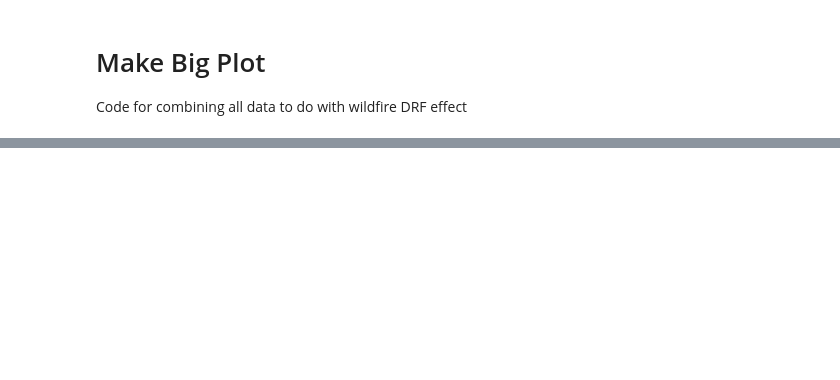
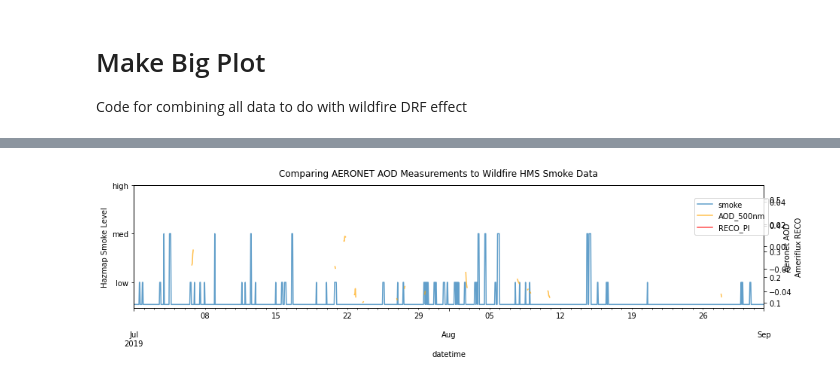
Before and after one commit to AndrewLoeppky/wildfire_drf, a Jupyter notebook: make_big_plot.ipynb, the cells around one changed output, grey strips where cells are left out. Saved outputs shown, nothing was run; the diff lists cells and outputs as text; code cells hidden in the pictures; blank space fills up the shorter version.

```diff
--- a/make_big_plot.ipynb
+++ b/make_big_plot.ipynb
@@ -14,7 +16,5 @@ pd.options.display.max_rows = 10000
 # user inputs
 
 # enter study start and end dates, formatted "dd/mm/yyyy"
-interval_start = "01/07/2015"
-interval_end = "01/09/2015"
-
-help(pd.to_datetime)
+interval_start = "01/07/2019"
+interval_end = "01/09/2019"
@@ -52,6 +29,13 @@ ValueError: If using all scalar values, you must pass an index
 # get the datasets
 path_to_data = "C:/Users/Owner/Wildfire_Smoke_Mckendry/data/out_data/"
 
+# csv format makes datetimes into strings. convert them back
+# to pandas Timestamp objects
 aeronet = pd.read_csv(path_to_data + "aeronet_aod.csv")
+aeronet["datetime"] = pd.to_datetime(aeronet["datetime"])
+
 hazmap = pd.read_csv(path_to_data + "hazmap_wask.csv")
+hazmap["datetime"] = pd.to_datetime(hazmap["datetime"])
+
 fluxes = pd.read_csv(path_to_data + "OBS_ameriflux.csv")
+fluxes["datetime"] = pd.to_datetime(fluxes["datetime"])
@@ -86,16 +93,20 @@ plt.figlegend(loc=(0.84,0.64));
 # %%
 fig, ax1 = plt.subplots(figsize=(15,3))
 
 # hazmap
-full_dataset.plot.area("datetime", "smoke", alpha=0.7, sharex=True, legend=False)
+full_dataset.plot("datetime", "smoke", ax=ax1, alpha=0.7, legend=False)
 plt.yticks(ticks=[5,16,27], labels=["low", "med", "high"])
 ax1.set_ylabel("Hazmap Smoke Level")
 
-full_dataset.plot.area("datetime", "AOD_500nm", color="orange", alpha=0.7, sharex=True, legend=False)
-ax1.set_ylabel("Aeronet AOD")
+ax2 = ax1.twinx()
+full_dataset.plot("datetime", "AOD_500nm", ax=ax2, color="orange", alpha=0.7, legend=False)
+ax2.set_ylabel("Aeronet AOD")
 
-#ax3 = ax1.twinx()
-
+ax3 = ax1.twinx()
+full_dataset.plot("datetime", "RECO_PI", ax=ax3, color="red", alpha=0.7, legend=False)
+ax3.set_ylabel("Ameriflux RECO")
 
 fig.suptitle("Comparing AERONET AOD Measurements to Wildfire HMS Smoke Data")
-plt.figlegend(loc=(0.84,0.7));
+plt.figlegend(loc=(0.84,0.64));
+# %% [output]
+[figure, added]
```
Also changed, not shown: parts of 7 cells of this notebook.
